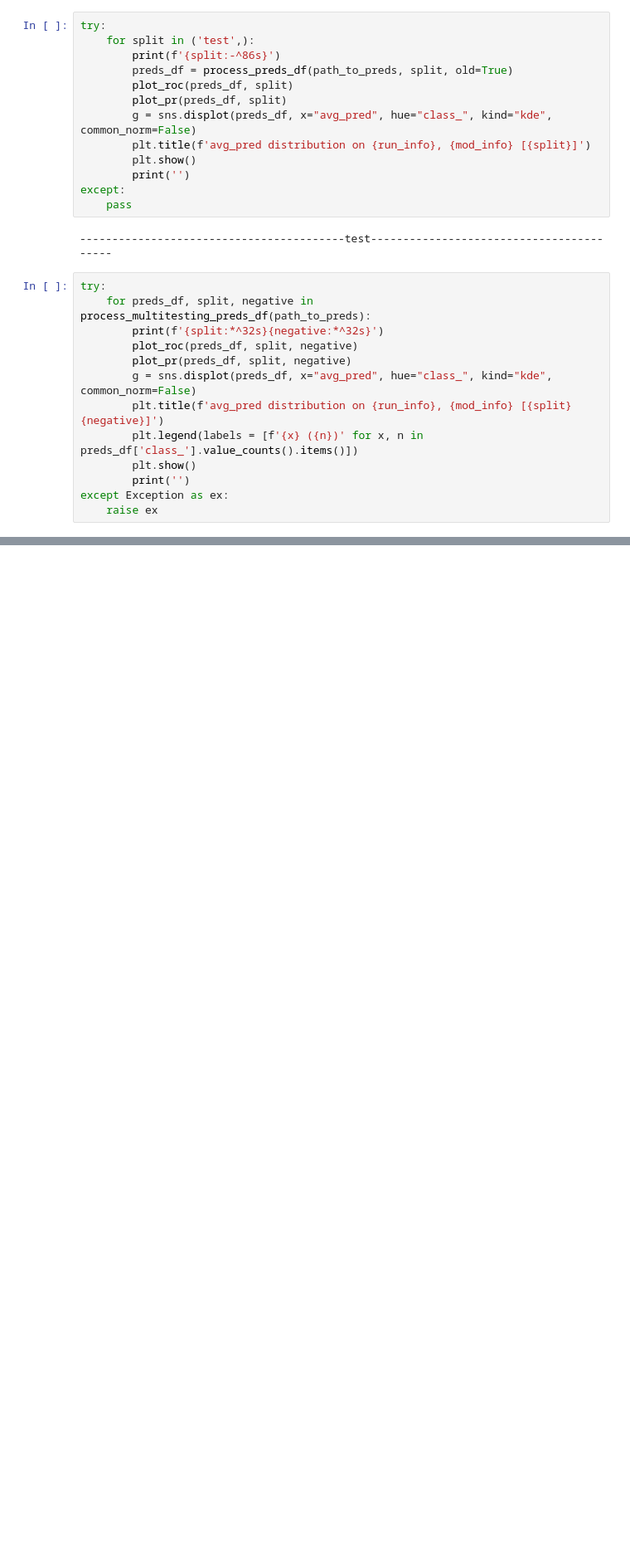
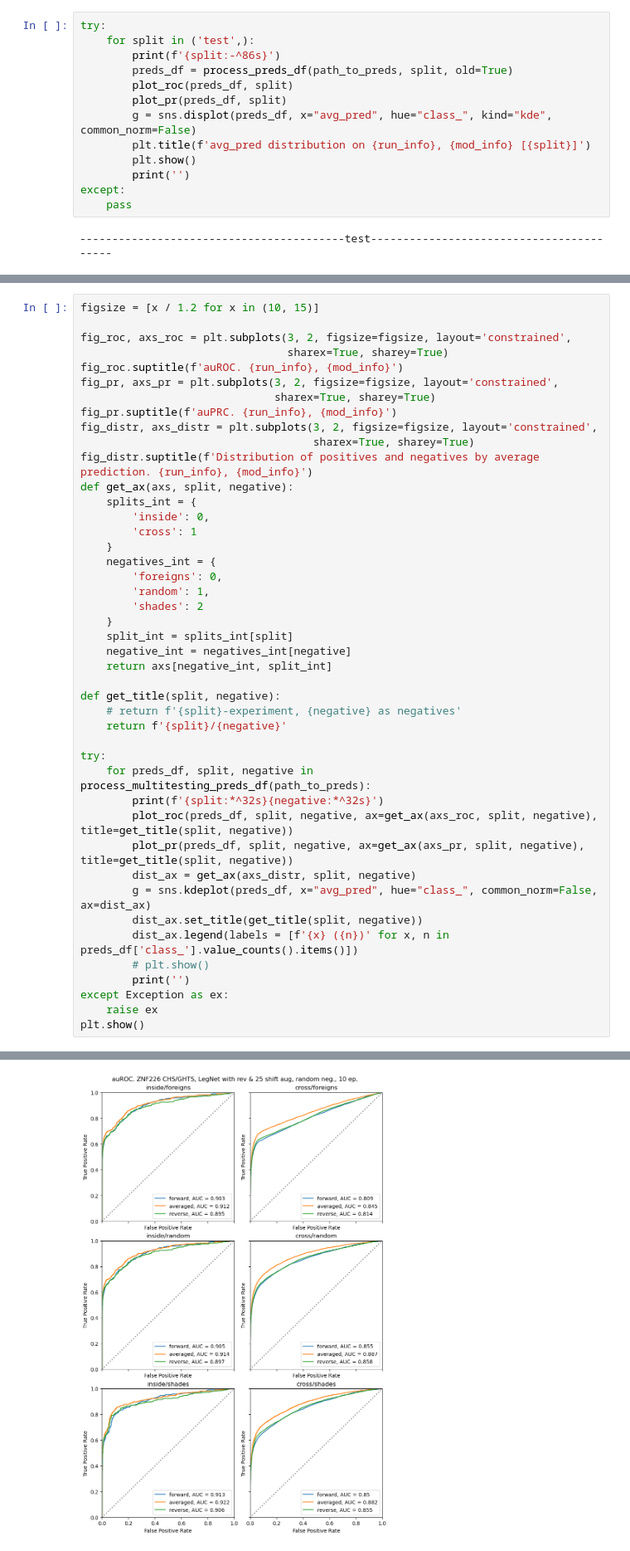
Before and after one commit to nikgr1/mex_legnet, a Jupyter notebook: visualization.ipynb, the cells around one changed output, grey strips where cells are left out. Shown: that part at 83% size. Saved outputs shown, nothing was run; the diff lists cells and outputs as text; blank space fills up the shorter version.

Commit message:
.
Better visualization graphs for multitesting

```diff
--- a/visualization.ipynb
+++ b/visualization.ipynb
@@ -197,16 +204,3 @@ except:
     pass
 # %% [output]
 -----------------------------------------test-----------------------------------------
-# %%
-try:
-    for preds_df, split, negative in process_multitesting_preds_df(path_to_preds):
-        print(f'{split:*^32s}{negative:*^32s}')
-        plot_roc(preds_df, split, negative)
-        plot_pr(preds_df, split, negative)
-        g = sns.displot(preds_df, x="avg_pred", hue="class_", kind="kde", common_norm=False)
-        plt.title(f'avg_pred distribution on {run_info}, {mod_info} [{split} {negative}]')
-        plt.legend(labels = [f'{x} ({n})' for x, n in preds_df['class_'].value_counts().items()])
-        plt.show()
-        print('')
-except Exception as ex:
-    raise ex
@@ -239,0 +209,45 @@ rev_pred 0.9057378516509582
+# %%
+figsize = [x / 1.2 for x in (10, 15)]
+
+fig_roc, axs_roc = plt.subplots(3, 2, figsize=figsize, layout='constrained',
+                                sharex=True, sharey=True)
+fig_roc.suptitle(f'auROC. {run_info}, {mod_info}')
+fig_pr, axs_pr = plt.subplots(3, 2, figsize=figsize, layout='constrained',
+                              sharex=True, sharey=True)
+fig_pr.suptitle(f'auPRC. {run_info}, {mod_info}')
+fig_distr, axs_distr = plt.subplots(3, 2, figsize=figsize, layout='constrained',
+                                    sharex=True, sharey=True)
+fig_distr.suptitle(f'Distribution of positives and negatives by average prediction. {run_info}, {mod_info}')
+def get_ax(axs, split, negative):
+    splits_int = {
+        'inside': 0,
+        'cross': 1
+    }
+    negatives_int = {
+        'foreigns': 0,
+        'random': 1,
+        'shades': 2
+    }
+    split_int = splits_int[split]
+    negative_int = negatives_int[negative]
+    return axs[negative_int, split_int]
+
+def get_title(split, negative):
+    # return f'{split}-experiment, {negative} as negatives'
+    return f'{split}/{negative}'
+
+try:
+    for preds_df, split, negative in process_multitesting_preds_df(path_to_preds):
+        print(f'{split:*^32s}{negative:*^32s}')
+        plot_roc(preds_df, split, negative, ax=get_ax(axs_roc, split, negative), title=get_title(split, negative))
+        plot_pr(preds_df, split, negative, ax=get_ax(axs_pr, split, negative), title=get_title(split, negative))
+        dist_ax = get_ax(axs_distr, split, negative)
+        g = sns.kdeplot(preds_df, x="avg_pred", hue="class_", common_norm=False, ax=dist_ax)
+        dist_ax.set_title(get_title(split, negative))
+        dist_ax.legend(labels = [f'{x} ({n})' for x, n in preds_df['class_'].value_counts().items()])
+        # plt.show()
+        print('')
+except Exception as ex:
+    raise ex
+plt.show()
+# %% [output]
@@ -239,0 +271 @@ rev_pred 0.9057378516509582
+[figure, added]
```
Also changed, not shown: parts of 4 cells of this notebook.
